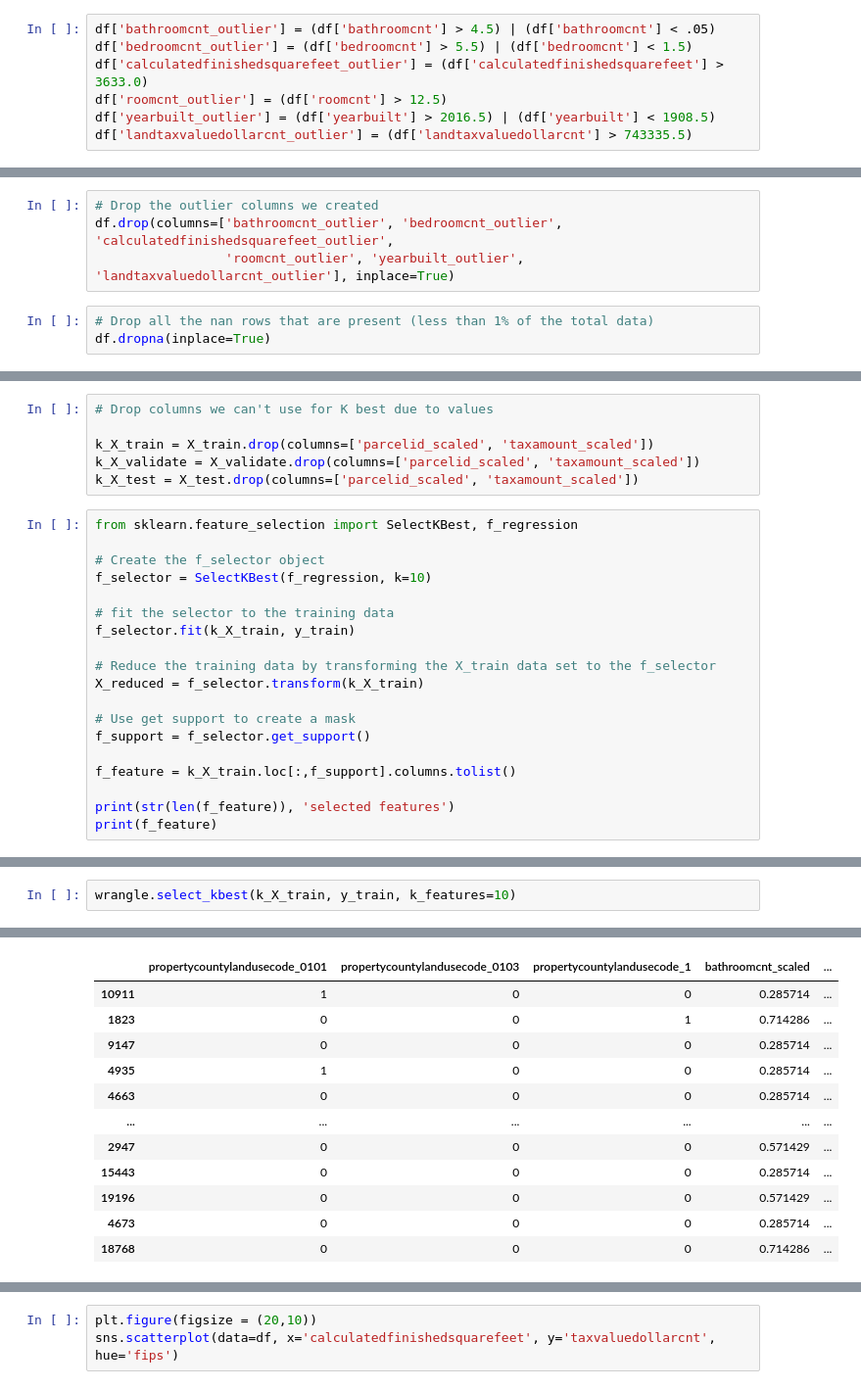
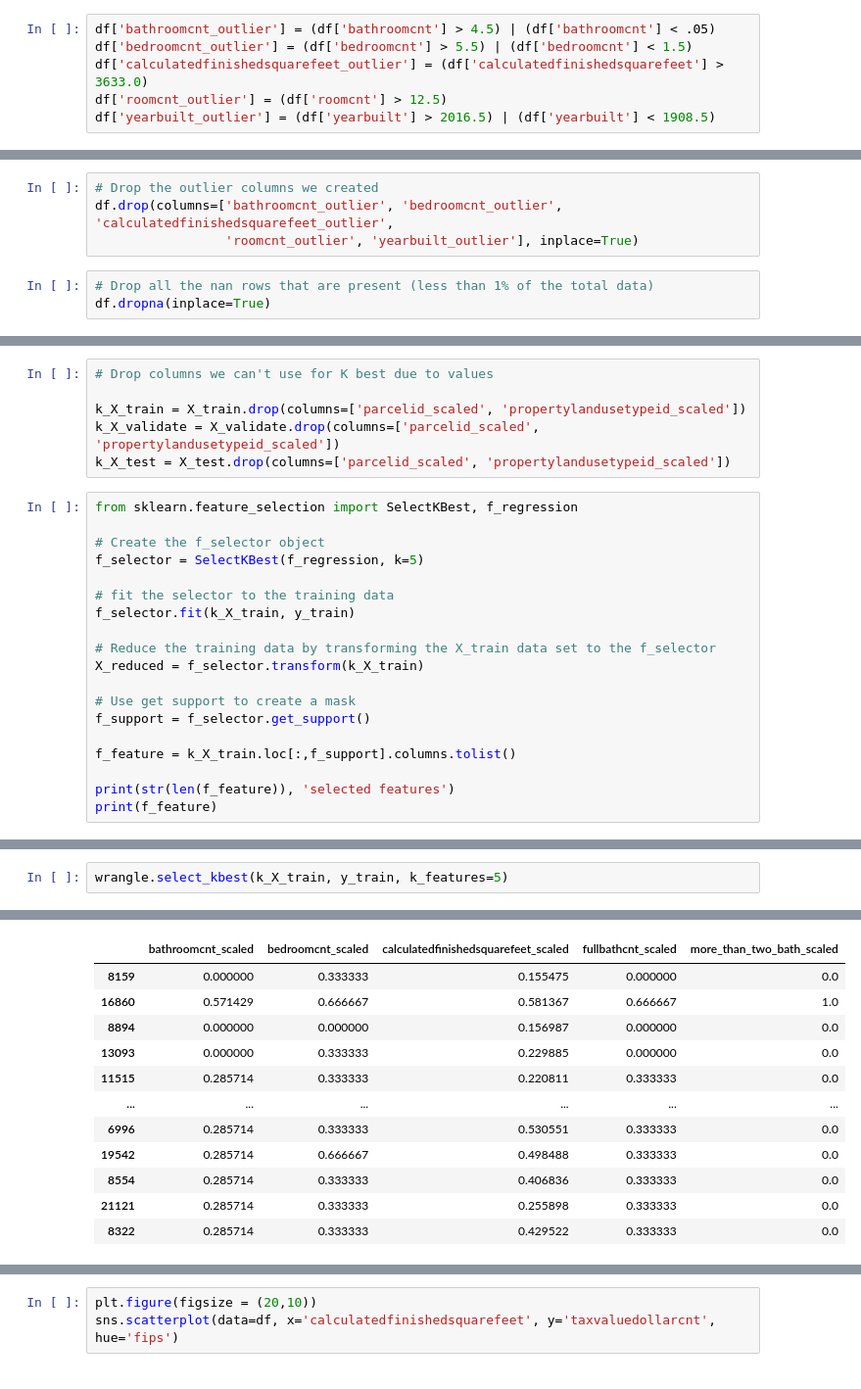
Before and after one commit to Robust-Analytics/zillow-project, a Jupyter notebook: tony_explore.ipynb, the cells around one changed output, grey strips where cells are left out. Shown at 98% size. Drawn from its saved outputs; the diff is of its cells as text.

```diff
--- a/tony_explore.ipynb
+++ b/tony_explore.ipynb
@@ -254,7 +252,6 @@ df['bedroomcnt_outlier'] = (df['bedroomcnt'] > 5.5) | (df['bedroomcnt'] < 1.5)
 df['calculatedfinishedsquarefeet_outlier'] = (df['calculatedfinishedsquarefeet'] > 3633.0)
 df['roomcnt_outlier'] = (df['roomcnt'] > 12.5)
 df['yearbuilt_outlier'] = (df['yearbuilt'] > 2016.5) | (df['yearbuilt'] < 1908.5)
-df['landtaxvaluedollarcnt_outlier'] = (df['landtaxvaluedollarcnt'] > 743335.5)
 # %%
 print(f"bathroomcnt_outlier - {df['bathroomcnt_outlier'].sum()/df.shape[0] * 100}")
 print(f"bedroomcnt_outlier - {df['bedroomcnt_outlier'].sum()/df.shape[0] * 100}")
@@ -289,7 +284,7 @@ Percentage of rows removed is 8.869031741797818
 # %%
 # Drop the outlier columns we created
 df.drop(columns=['bathroomcnt_outlier', 'bedroomcnt_outlier', 'calculatedfinishedsquarefeet_outlier',
-                 'roomcnt_outlier', 'yearbuilt_outlier', 'landtaxvaluedollarcnt_outlier'], inplace=True)
+                 'roomcnt_outlier', 'yearbuilt_outlier'], inplace=True)
 # %%
 # Drop all the nan rows that are present (less than 1% of the total data)
 df.dropna(inplace=True)
@@ -326,14 +310,14 @@ Index(['propertycountylandusecode_0101', 'propertycountylandusecode_0103',
 # %%
 # Drop columns we can't use for K best due to values
 
-k_X_train = X_train.drop(columns=['parcelid_scaled', 'taxamount_scaled'])
-k_X_validate = X_validate.drop(columns=['parcelid_scaled', 'taxamount_scaled'])
-k_X_test = X_test.drop(columns=['parcelid_scaled', 'taxamount_scaled'])
+k_X_train = X_train.drop(columns=['parcelid_scaled', 'propertylandusetypeid_scaled'])
+k_X_validate = X_validate.drop(columns=['parcelid_scaled', 'propertylandusetypeid_scaled'])
+k_X_test = X_test.drop(columns=['parcelid_scaled', 'propertylandusetypeid_scaled'])
 # %%
 from sklearn.feature_selection import SelectKBest, f_regression
 
 # Create the f_selector object
-f_selector = SelectKBest(f_regression, k=10)
+f_selector = SelectKBest(f_regression, k=5)
 
 # fit the selector to the training data
 f_selector.fit(k_X_train, y_train)
@@ -354,3 +338,3 @@ print(f_feature)
 # %%
-wrangle.select_kbest(k_X_train, y_train, k_features=10)
+wrangle.select_kbest(k_X_train, y_train, k_features=5)
 # %% [output]
@@ -359,12 +343,12 @@ Select K Best: 10 features
-|  | propertycountylandusecode_0101 | propertycountylandusecode_0103 | propertycountylandusecode_1 | bathroomcnt_scaled | ... |
-| 10911 | 1 | 0 | 0 | 0.285714 | ... |
-| 1823 | 0 | 0 | 1 | 0.714286 | ... |
-| 9147 | 0 | 0 | 0 | 0.285714 | ... |
-| 4935 | 1 | 0 | 0 | 0.285714 | ... |
-| 4663 | 0 | 0 | 0 | 0.285714 | ... |
+|  | bathroomcnt_scaled | bedroomcnt_scaled | calculatedfinishedsquarefeet_scaled | fullbathcnt_scaled | more_than_two_bath_scaled |
+| 8159 | 0.000000 | 0.333333 | 0.155475 | 0.000000 | 0.0 |
+| 16860 | 0.571429 | 0.666667 | 0.581367 | 0.666667 | 1.0 |
+| 8894 | 0.000000 | 0.000000 | 0.156987 | 0.000000 | 0.0 |
+| 13093 | 0.000000 | 0.333333 | 0.229885 | 0.000000 | 0.0 |
+| 11515 | 0.285714 | 0.333333 | 0.220811 | 0.333333 | 0.0 |
 | ... | ... | ... | ... | ... | ... |
-| 2947 | 0 | 0 | 0 | 0.571429 | ... |
-| 15443 | 0 | 0 | 0 | 0.285714 | ... |
-| 19196 | 0 | 0 | 0 | 0.571429 | ... |
-| 4673 | 0 | 0 | 0 | 0.285714 | ... |
-| 18768 | 0 | 0 | 0 | 0.714286 | ... |
+| 6996 | 0.285714 | 0.333333 | 0.530551 | 0.333333 | 0.0 |
+| 19542 | 0.285714 | 0.666667 | 0.498488 | 0.333333 | 0.0 |
+| 8554 | 0.285714 | 0.333333 | 0.406836 | 0.333333 | 0.0 |
+| 21121 | 0.285714 | 0.333333 | 0.255898 | 0.333333 | 0.0 |
+| 8322 | 0.285714 | 0.333333 | 0.429522 | 0.333333 | 0.0 |
```
Also changed, not shown: parts of 18 cells of this notebook, 3 other files.
